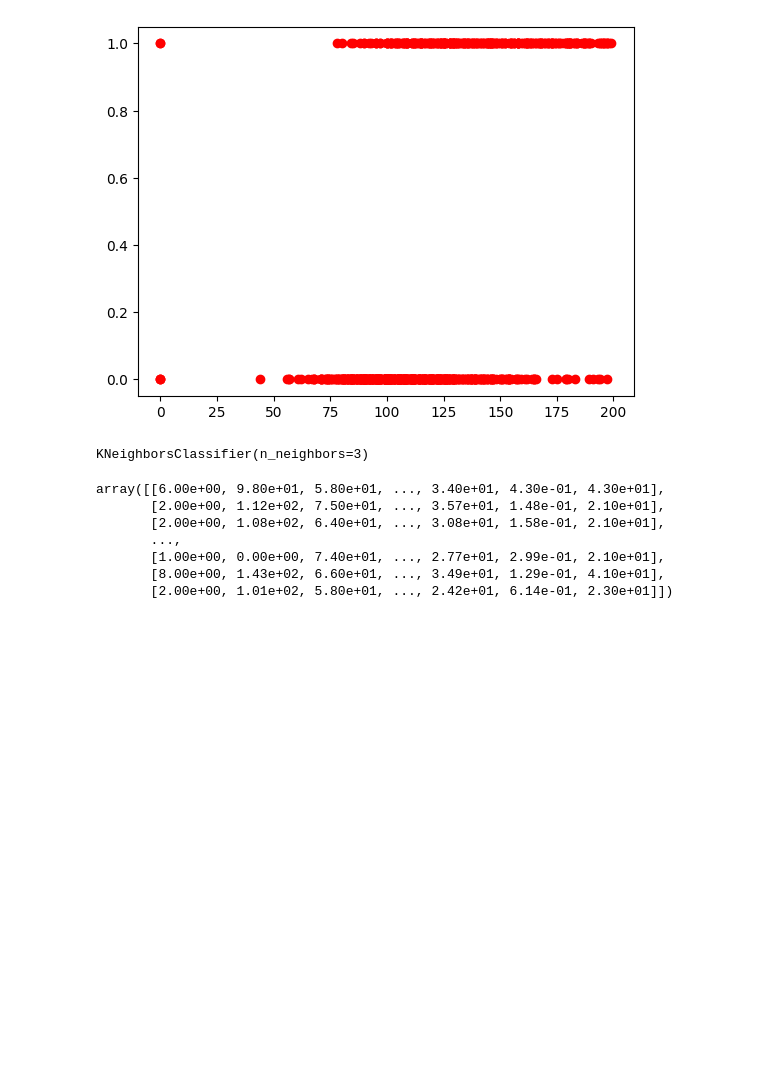
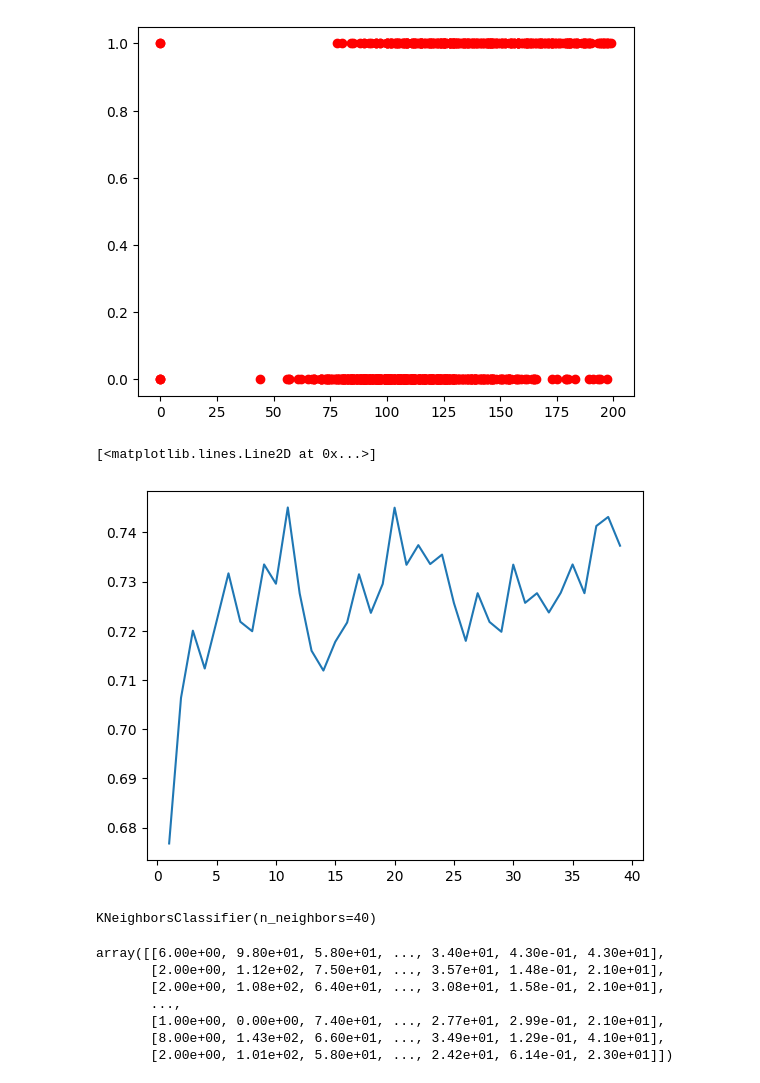
Before and after one commit to LAKSHAY162003/MlAlgos, a Jupyter notebook: knn.ipynb, the cells around one changed output. Drawn from its saved outputs; the diff is of its cells as text; code cells hidden in the pictures; blank space fills up the shorter version.

```diff
--- a/knn.ipynb
+++ b/knn.ipynb
@@ -31,19 +31,31 @@ plt.scatter(dataset["Glucose"],dataset["Outcome"],color="Red")
 # %%
 X=dataset.drop("Outcome",axis=1).values
 y=dataset["Outcome"].values
 from sklearn.model_selection import train_test_split
 X_train,X_test,y_train,y_test=train_test_split(X,y,random_state=42,test_size=0.33)
 from sklearn.model_selection import cross_val_score
 
 accuracy_rate = []
 
 for i in range(1,40):
+    knn = KNeighborsClassifier(n_neighbors=i)
+    score = cross_val_score(knn, X_train, y_train, cv=10)
+    accuracy_rate.append(score.mean())
 
-    knn = KNeighborsClassifier(n_neighbors=i)
-    score = cross_val_score(knn, x, y, cv=10)
-    accuracy_rate.append(score.mean())
+import matplotlib.pyplot as plt
+
+plt.plot(np.arange(1,40),accuracy_rate)
 # %% [output]
-KNeighborsClassifier(n_neighbors=3)
+[<matplotlib.lines.Line2D at 0x...>]
+[figure, added]
+# %%
+model = KNeighborsClassifier(n_neighbors=40)
+# score = cross_val_score(knn, X_train, y_train, cv=10)
+#     # error_rate.append(1-score.mean())
+# print(score)
+model.fit(X_train,y_train)
+# %% [output]
+KNeighborsClassifier(n_neighbors=40)
 # %%
 X_test
 # %% [output]
```
Also changed, not shown: parts of 2 cells of this notebook, 2 other files.
